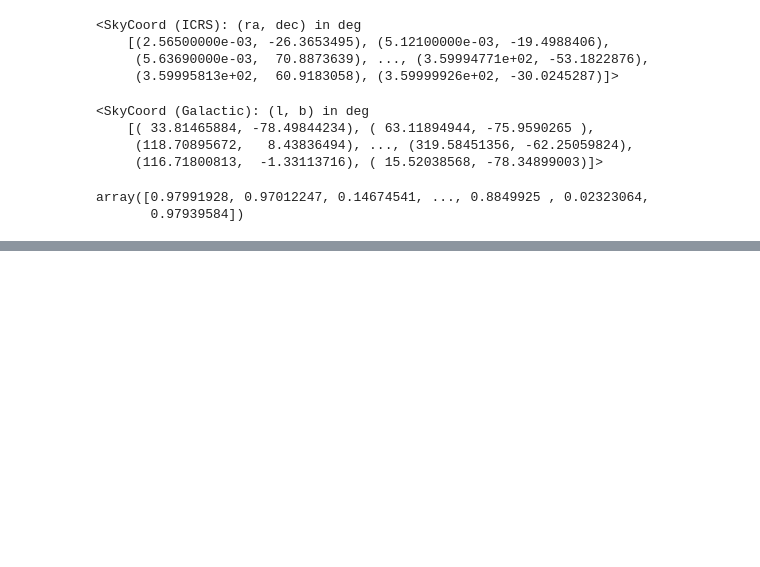
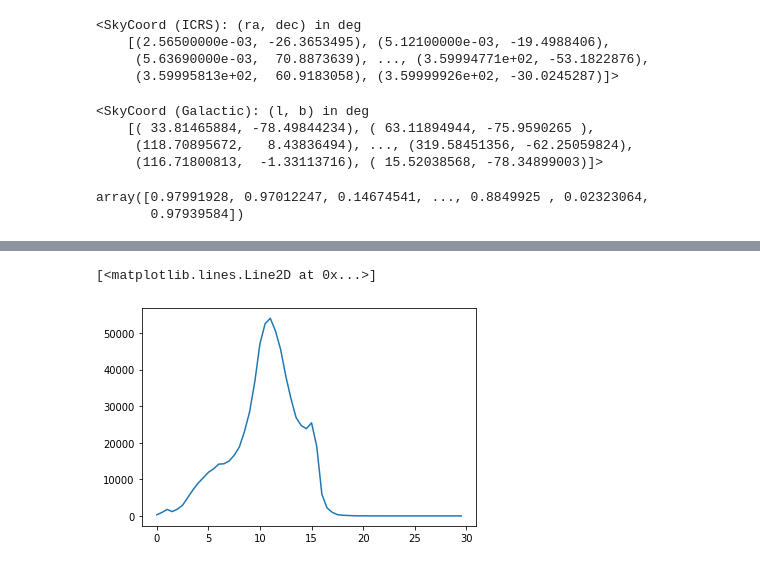
Before and after one commit to dhilligo/BDwarfLumFunction, a Jupyter notebook: GCNS Table Analysis.ipynb, the cells around one changed output, grey strips where cells are left out. Saved outputs shown, nothing was run; the diff lists cells and outputs as text; code cells hidden in the pictures; blank space fills up the shorter version.

```diff
--- a/GCNS Table Analysis.ipynb
+++ b/GCNS Table Analysis.ipynb
@@ -238,3 +238,15 @@ Table masked=True length=331312
 #lum_function=np.sum(1/stellardata['Vmax'])
 # %%
 #lum_function
+# %%
+dm=5.0*(np.log10(stellardata['Dist50']*1000/10))
+absG=stellardata['Gmag']-dm
+absG_rounded=np.rint(2*absG)
+int_absG=(absG_rounded.astype(int))
+i_close=(stellardata['Dist50']*1000<50)
+#absG[i]
+# %%
+lf_count=np.zeros(60)
+lf_values=np.arange(60)/2
+lf_values1=np.arange(60)/2
+lf_spacedensity=np.zeros(60)
@@ -240,0 +255,7 @@ Table masked=True length=331312
+# %%
+for i in np.nditer(int_absG):
+    #discards things that were NaNs (now very large +/- integers) or lie outside range
+    if ((i>=0)&(i<60)):
+        #lf_spacedensity=np.sum(1/stellardata['Vmax'])
+        lf_count[i]+=1
+        #do something more sophiscated with Vmax if limits vary
@@ -240,0 +267,5 @@ Table masked=True length=331312
+# %%
+plt.plot(lf_values,lf_count)
+# %% [output]
+[<matplotlib.lines.Line2D at 0x...>]
+[figure, added]
```
Also changed, not shown: parts of 5 cells of this notebook.
